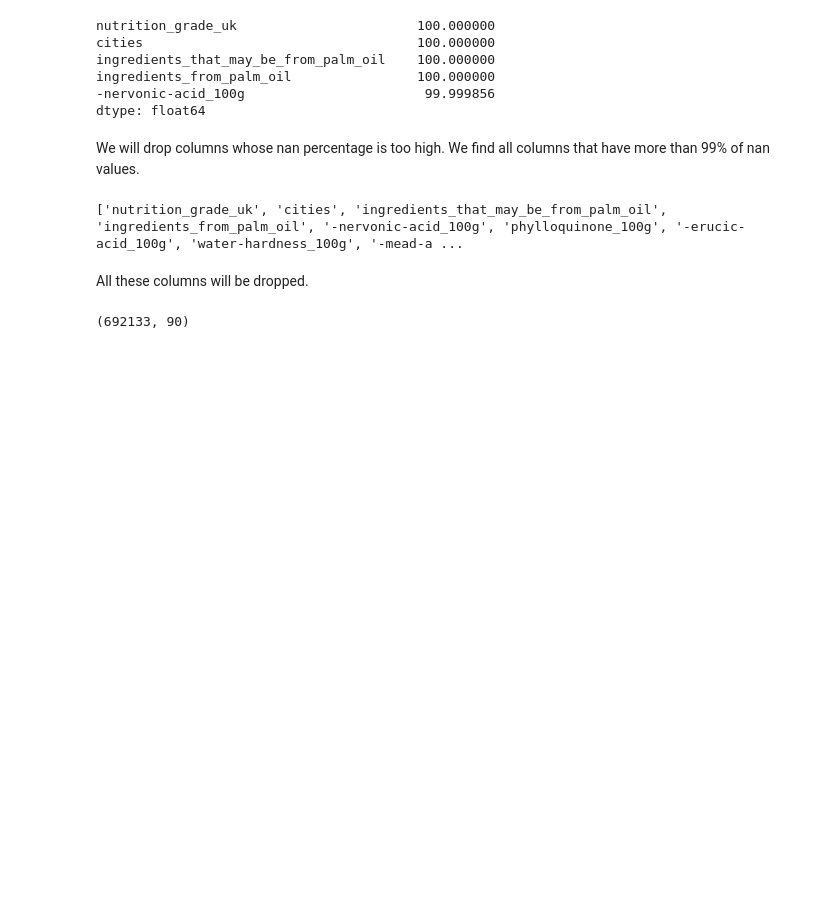
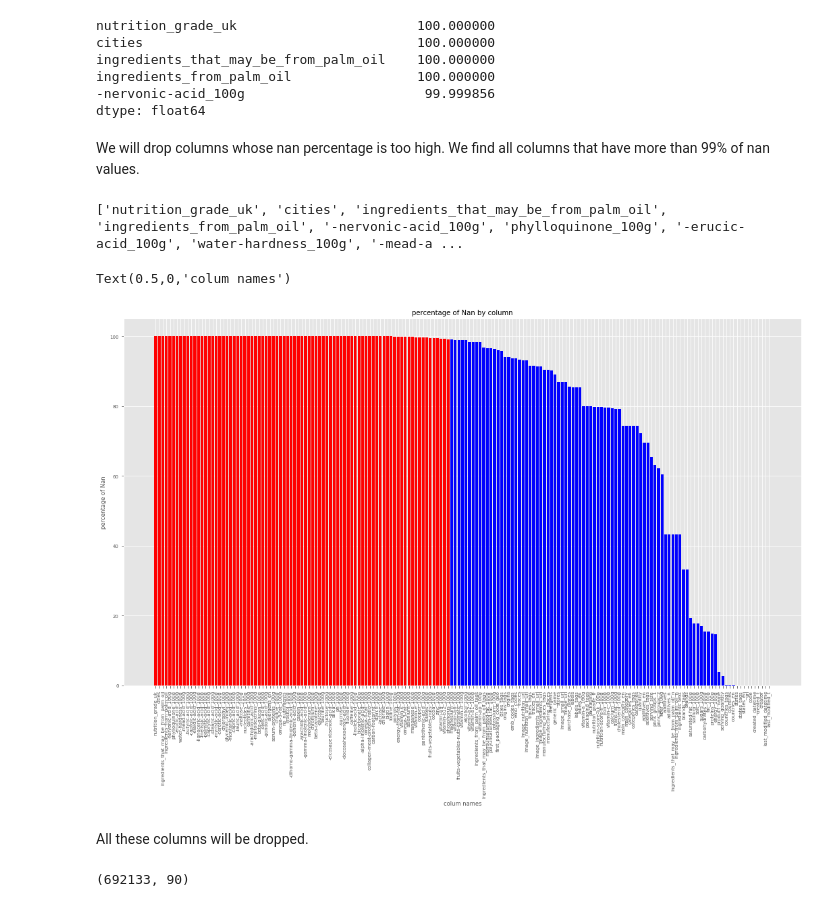
Before and after one commit to lbasseto/meyran-open-food-facts, a Jupyter notebook: Data PreProcessing.ipynb, the cells around one changed output. Cells and saved outputs as stored; diff of their text form; code cells hidden in the pictures; blank space fills up the shorter version.

```diff
--- a/Data PreProcessing.ipynb
+++ b/Data PreProcessing.ipynb
@@ -22,6 +22,10 @@ from ast import literal_eval
 
 import matplotlib.pyplot as plt
 %matplotlib inline
+# %%
+# make figures larger for better viewing
+plt.rc('figure', figsize=[18,10])
+plt.style.use('ggplot')
 # %% [markdown]
 Then, we load the data and take a first look at it.
 # %%
@@ -69,6 +71,17 @@ cols_with_more_than_threshold = [col for col, percentage in amount_of_nan.iterit
 print(cols_with_more_than_threshold)
 # %% [output]
 ['nutrition_grade_uk', 'cities', 'ingredients_that_may_be_from_palm_oil', 'ingredients_from_palm_oil', '-nervonic-acid_100g', 'phylloquinone_100g', '-erucic-acid_100g', 'water-hardness_100g', '-mead-a ...
+# %%
+colors = amount_of_nan.apply(lambda percentage: 'b' if percentage < threshold else 'r')
+plt.rcParams.update({'font.size': 7})
+plt.xticks(rotation='vertical')
+plt.bar(amount_of_nan.index, amount_of_nan, color=colors)
+plt.title('percentage of Nan by column')
+plt.ylabel('percentage of Nan')
+plt.xlabel('colum names')
+# %% [output]
+Text(0.5,0,'colum names')
+[figure, added]
 # %% [markdown]
 All these columns will be dropped.
 # %%
```
Also changed, not shown: parts of 25 cells of this notebook.
